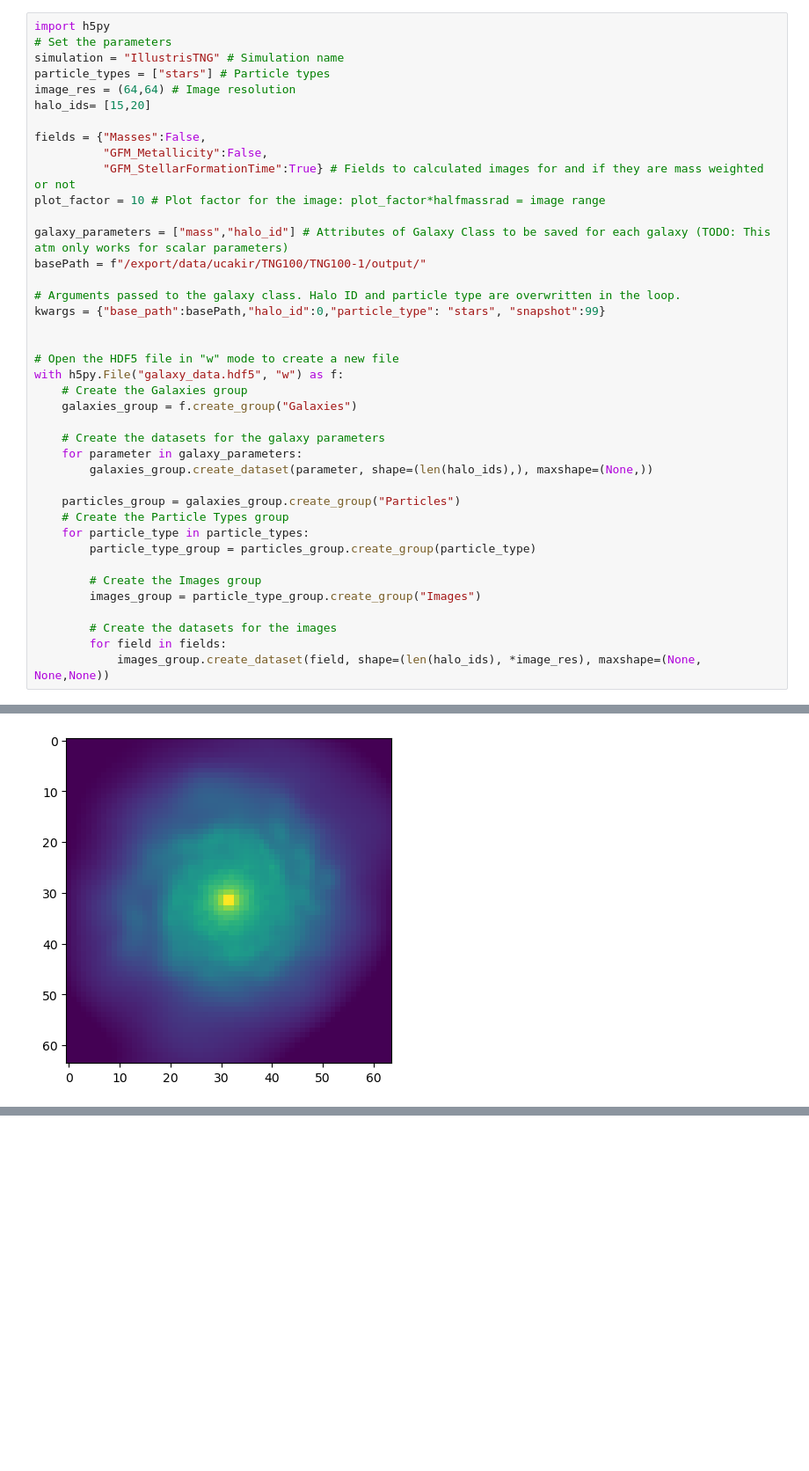
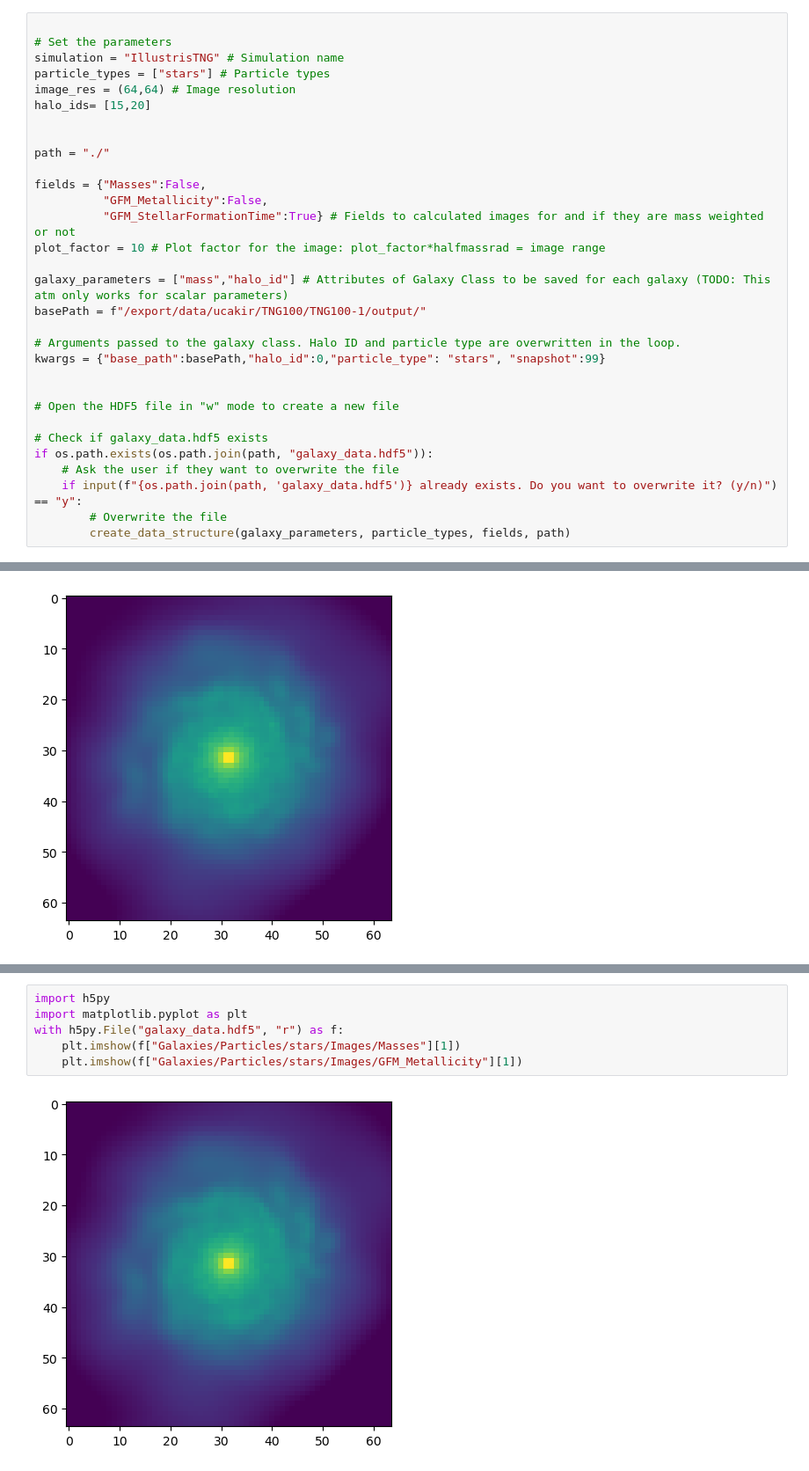
Before and after one commit to ufuk-cakir/MEGS, a Jupyter notebook: src/mypackage/data/data_generation_testing.ipynb, the cells around one changed output, grey strips where cells are left out. Shown at 88% size. Cells and saved outputs as stored; diff of their text form; blank space fills up the shorter version.

Commit message:
Improve Generate Data Method

```diff
--- a/src/mypackage/data/data_generation_testing.ipynb
+++ b/src/mypackage/data/data_generation_testing.ipynb
@@ -19,10 +164,13 @@
 # %%
-import h5py
+
 # Set the parameters
 simulation = "IllustrisTNG" # Simulation name
 particle_types = ["stars"] # Particle types
 image_res = (64,64) # Image resolution
 halo_ids= [15,20]
+
+
+path = "./"
 
 fields = {"Masses":False,
           "GFM_Metallicity":False,
@@ -37,22 +185,10 @@ kwargs = {"base_path":basePath,"halo_id":0,"particle_type": "stars", "snapshot":
 
 
 # Open the HDF5 file in "w" mode to create a new file
-with h5py.File("galaxy_data.hdf5", "w") as f:
-    # Create the Galaxies group
-    galaxies_group = f.create_group("Galaxies")
 
-    # Create the datasets for the galaxy parameters
-    for parameter in galaxy_parameters:
-        galaxies_group.create_dataset(parameter, shape=(len(halo_ids),), maxshape=(None,))
-
-    particles_group = galaxies_group.create_group("Particles")
-    # Create the Particle Types group
-    for particle_type in particle_types:
-        particle_type_group = particles_group.create_group(particle_type)
-
-        # Create the Images group
-        images_group = particle_type_group.create_group("Images")
-
-        # Create the datasets for the images
-        for field in fields:
-            images_group.create_dataset(field, shape=(len(halo_ids), *image_res), maxshape=(None, None,None))
+# Check if galaxy_data.hdf5 exists
+if os.path.exists(os.path.join(path, "galaxy_data.hdf5")):
+    # Ask the user if they want to overwrite the file
+    if input(f"{os.path.join(path, 'galaxy_data.hdf5')} already exists. Do you want to overwrite it? (y/n)") == "y":
+        # Overwrite the file
+        create_data_structure(galaxy_parameters, particle_types, fields, path)
@@ -138,0 +256,8 @@ file.close()
+# %%
+import h5py
+import matplotlib.pyplot as plt
+with h5py.File("galaxy_data.hdf5", "r") as f:
+    plt.imshow(f["Galaxies/Particles/stars/Images/Masses"][1])
+    plt.imshow(f["Galaxies/Particles/stars/Images/GFM_Metallicity"][1])
+# %% [output]
+[figure, added]
```
Also changed, not shown: parts of 10 cells of this notebook, 6 other files.
